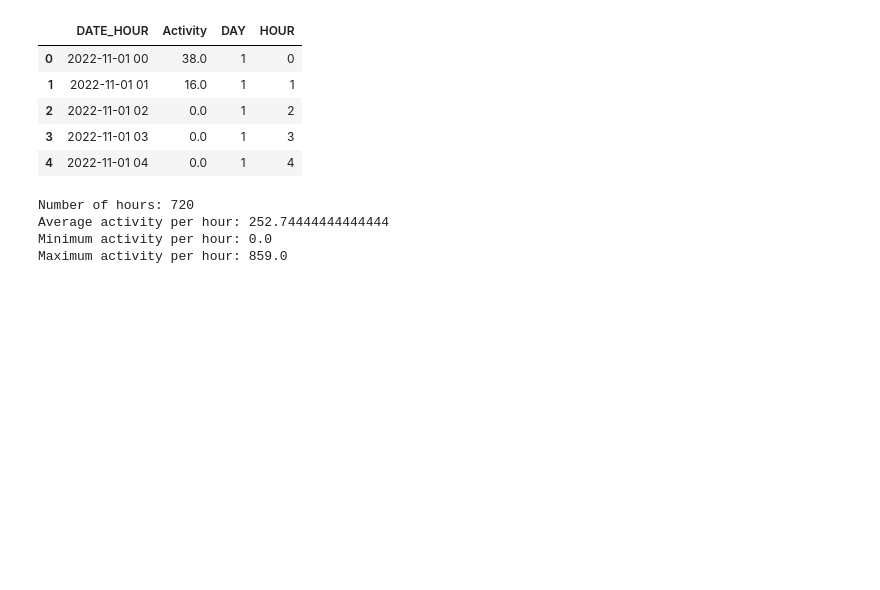
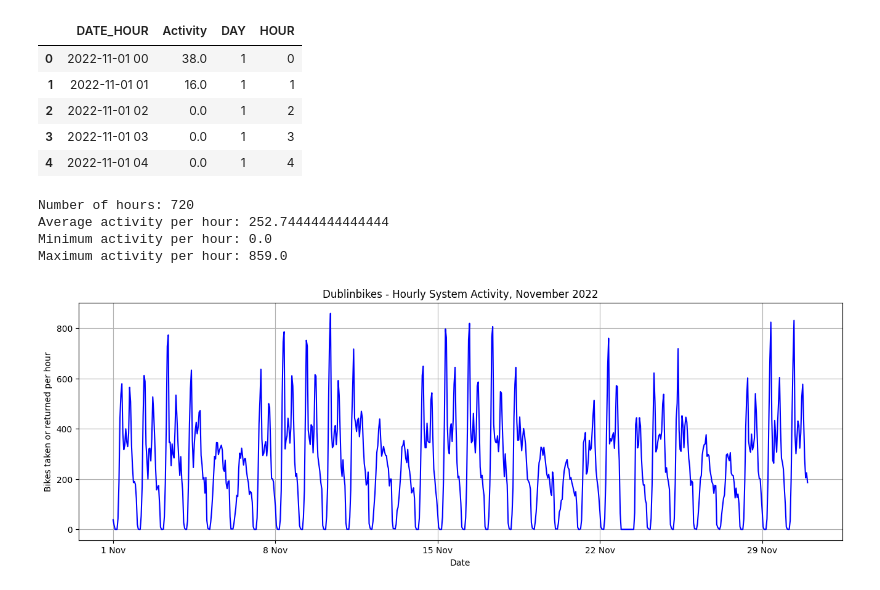
Before and after one commit to pericles-1995/CA1-2026193, a Jupyter notebook: CA1_Machine_Learning.ipynb, the cells around one changed output. Saved outputs shown, nothing was run; the diff lists cells and outputs as text; code cells hidden in the pictures; blank space fills up the shorter version.

```diff
--- a/CA1_Machine_Learning.ipynb
+++ b/CA1_Machine_Learning.ipynb
@@ -866,3 +867,15 @@ Number of hours: 720
 Average activity per hour: 252.74444444444444
 Minimum activity per hour: 0.0
 Maximum activity per hour: 859.0
+# %%
+# Visualize hourly activity in the whole system
+plt.figure(figsize = (16, 5))
+plt.plot(data.index, data['Activity'], color = 'b')
+plt.title('Dublinbikes - Hourly System Activity, November 2022')
+plt.ylabel('Bikes taken or returned per hour')
+plt.xlabel('Date')
+plt.xticks(week_ticks, week_labels)
+plt.grid(True)
+plt.show()
+# %% [output]
+[figure, added]
```
Also changed, not shown: parts of 8 cells of this notebook.
